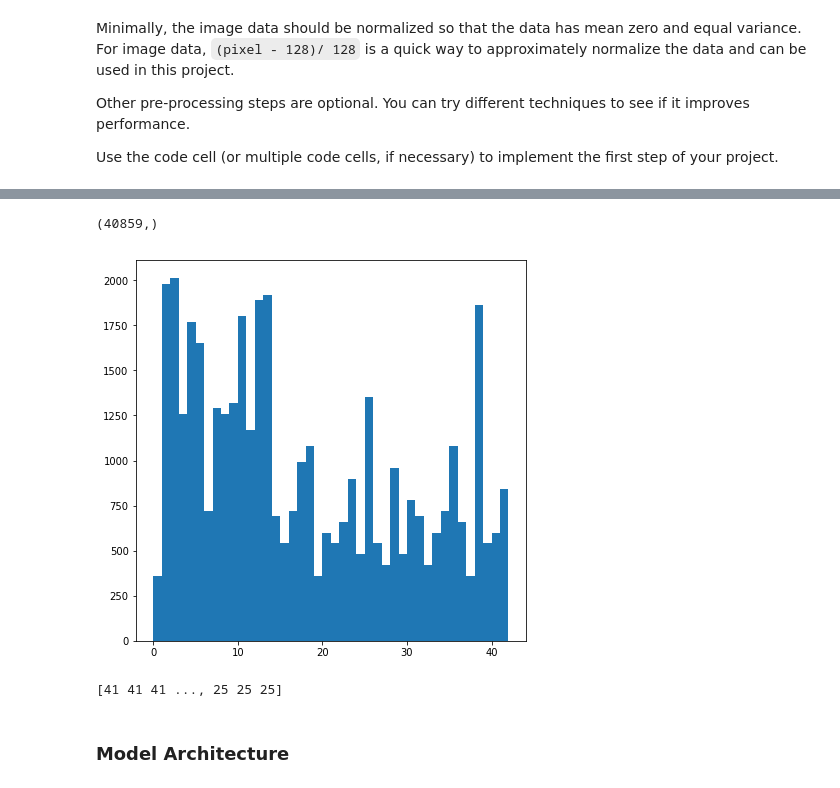
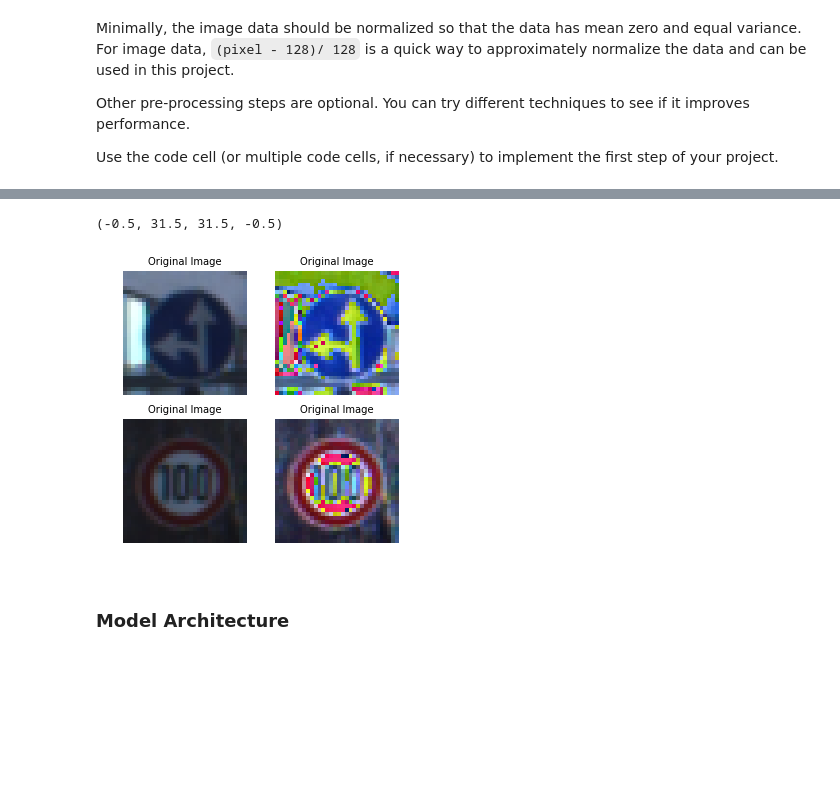
Before and after one commit to lmego/CarND-Traffic-Sign-Classifier-P2, a Jupyter notebook: Traffic_Sign_Classifier.ipynb, the cells around one changed output, grey strips where cells are left out. Drawn from its saved outputs; the diff is of its cells as text; code cells hidden in the pictures; blank space fills up the shorter version.

```diff
--- a/Traffic_Sign_Classifier.ipynb
+++ b/Traffic_Sign_Classifier.ipynb
@@ -290,19 +214,48 @@ print(X_train_new.shape)
 # %%
-plt.figure(3,figsize=(7,7))
-frame1=plt.hist(y_train_new, bins=np.arange(y_train_new.min(), y_train_new.max()+1))
-print(y_train_new.shape)
+#plt.figure(3,figsize=(7,7))
+#frame1=plt.hist(y_train_new, bins=np.arange(y_train_new.min(), y_train_new.max()+1))
+#print(y_train_new.shape)
 
-# Normalizing the data sets
-X_train=(X_train/122.5)-1
-X_valid=(X_valid/122.5)-1
-X_test=(X_test/122.5)-1
+# Creating function to normalize the images
+def normalize(X):
+    mean=np.mean(X)
+    stdv=np.std(X)
+    normalized_X=(X-mean)/stdv
+    return normalized_X
+
+# Storing original data
+X_train_Original=X_train
+X_valid_Original=X_valid
+X_test_Original=X_test
-# %% [output]
-(40859,)
-[figure, removed]
-# %%
-print(y_train)
-# %% [output]
-[41 41 41 ..., 25 25 25]
+# %%
+X_train=normalize(X_train_Original)
+X_valid=normalize(X_valid_Original)
+X_test=normalize(X_test_Original)
+X_train=normalize(X_train_Original)
+
+
+
+# Showing the change between the original image and the normalized image
+plt.figure(1,figsize=(5,5))
+plt.subplot(2, 2, 1)
+plt.imshow(X_train_Original[5000,:,:,:])
+plt.axis('off')
+plt.title("Original Image", fontsize=10)
+plt.subplot(2,2,2)
+plt.imshow(X_train[5000,:,:,:])
+plt.title("Original Image", fontsize=10)
+plt.axis('off')
+plt.subplot(2, 2, 3)
+plt.imshow(X_train_Original[24050,:,:,:])
+plt.axis('off')
+plt.title("Original Image", fontsize=10)
+plt.subplot(2,2,4)
+plt.imshow(X_train[24050,:,:,:])
+plt.title("Original Image", fontsize=10)
+plt.axis('off')
+# %% [output]
+(-0.5, 31.5, 31.5, -0.5)
+[figure, added]
 # %% [markdown]
 ### Model Architecture
 # %%
```
Also changed, not shown: parts of 13 cells of this notebook, 3 other files.
